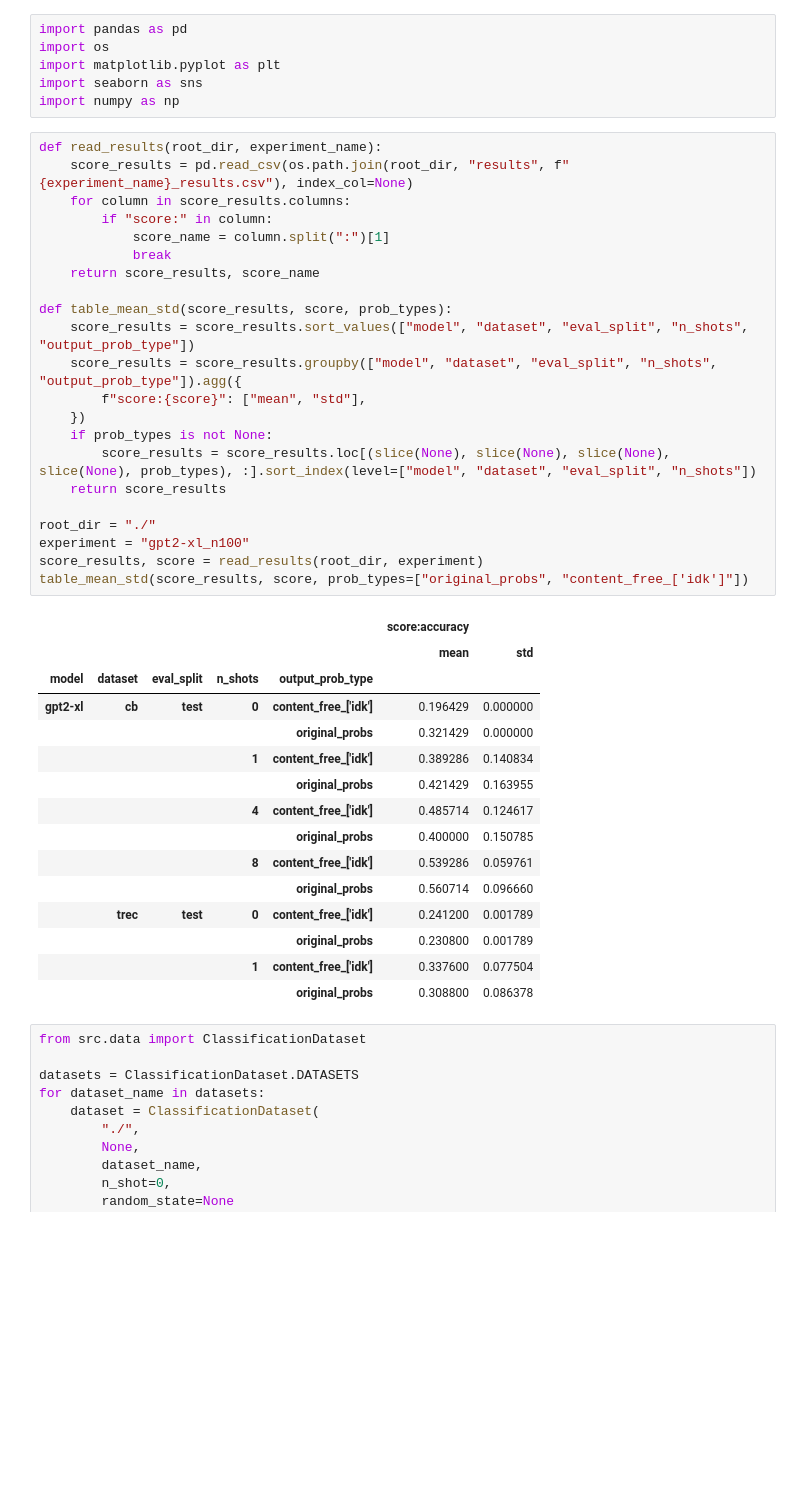
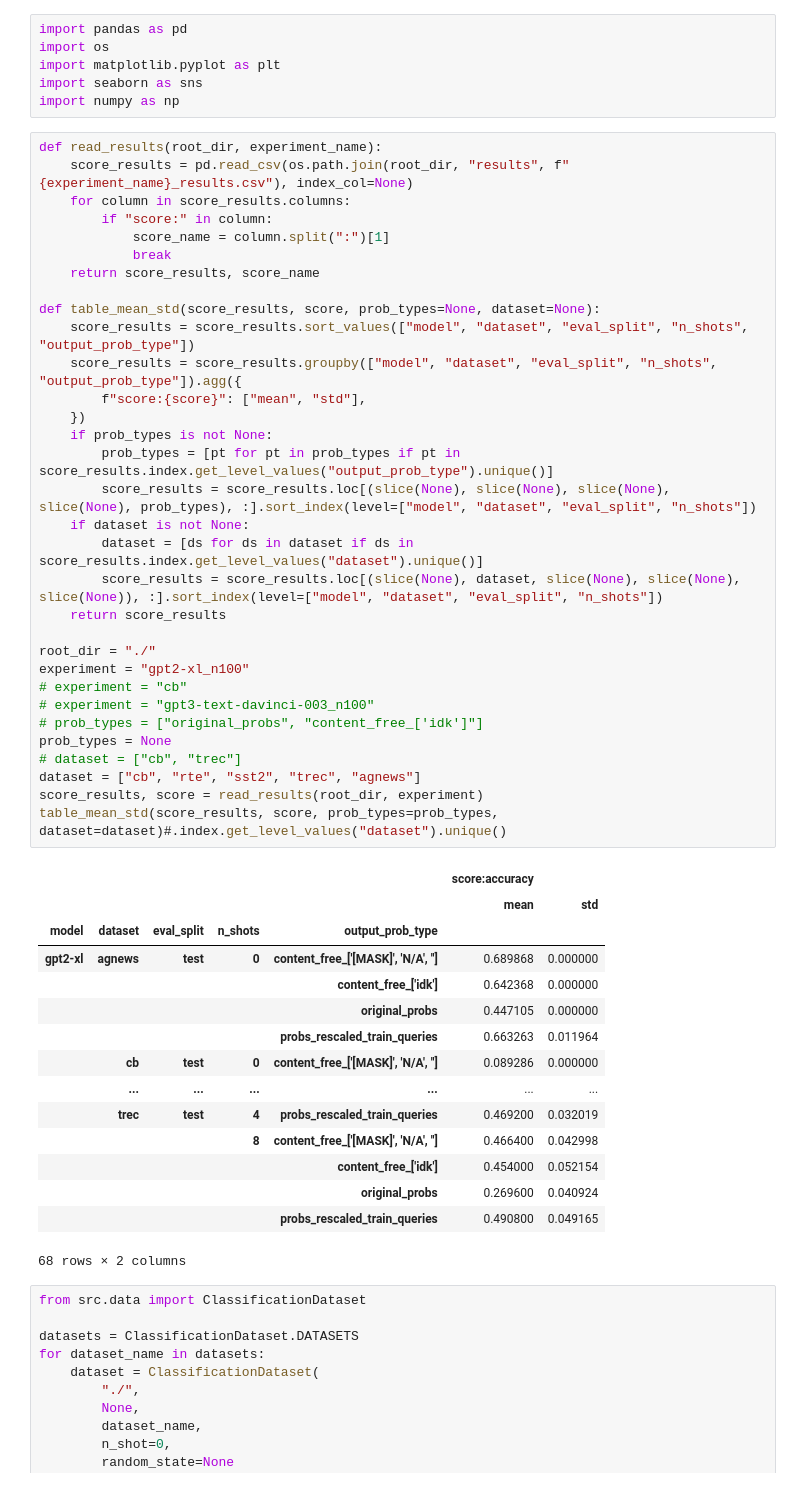
Before and after one commit to LautaroEst/efficient-reestimation, a Jupyter notebook: tables.ipynb, the cells around one changed output. Drawn from its saved outputs; the diff is of its cells as text; blank space fills up the shorter version.

```diff
--- a/tables.ipynb
+++ b/tables.ipynb
@@ -7,41 +7,51 @@ import numpy as np
 # %%
 def read_results(root_dir, experiment_name):
     score_results = pd.read_csv(os.path.join(root_dir, "results", f"{experiment_name}_results.csv"), index_col=None)
     for column in score_results.columns:
         if "score:" in column:
             score_name = column.split(":")[1]
             break
     return score_results, score_name
 
-def table_mean_std(score_results, score, prob_types):
+def table_mean_std(score_results, score, prob_types=None, dataset=None):
     score_results = score_results.sort_values(["model", "dataset", "eval_split", "n_shots", "output_prob_type"])
     score_results = score_results.groupby(["model", "dataset", "eval_split", "n_shots", "output_prob_type"]).agg({
         f"score:{score}": ["mean", "std"],
     })
     if prob_types is not None:
+        prob_types = [pt for pt in prob_types if pt in score_results.index.get_level_values("output_prob_type").unique()]
         score_results = score_results.loc[(slice(None), slice(None), slice(None), slice(None), prob_types), :].sort_index(level=["model", "dataset", "eval_split", "n_shots"])
+    if dataset is not None:
+        dataset = [ds for ds in dataset if ds in score_results.index.get_level_values("dataset").unique()]
+        score_results = score_results.loc[(slice(None), dataset, slice(None), slice(None), slice(None)), :].sort_index(level=["model", "dataset", "eval_split", "n_shots"])
     return score_results
 
 root_dir = "./"
 experiment = "gpt2-xl_n100"
+# experiment = "cb"
+# experiment = "gpt3-text-davinci-003_n100"
+# prob_types = ["original_probs", "content_free_['idk']"]
+prob_types = None
+# dataset = ["cb", "trec"]
+dataset = ["cb", "rte", "sst2", "trec", "agnews"]
 score_results, score = read_results(root_dir, experiment)
-table_mean_std(score_results, score, prob_types=["original_probs", "content_free_['idk']"])
+table_mean_std(score_results, score, prob_types=prob_types, dataset=dataset)#.index.get_level_values("dataset").unique()
 # %% [output]
 |  |  |  |  |  | score:accuracy |  |
 |  |  |  |  |  | mean | std |
 | model | dataset | eval_split | n_shots | output_prob_type |  |  |
-| gpt2-xl | cb | test | 0 | content_free_['idk'] | 0.196429 | 0.000000 |
-|  |  |  |  | original_probs | 0.321429 | 0.000000 |
-|  |  |  | 1 | content_free_['idk'] | 0.389286 | 0.140834 |
-|  |  |  |  | original_probs | 0.421429 | 0.163955 |
-|  |  |  | 4 | content_free_['idk'] | 0.485714 | 0.124617 |
-|  |  |  |  | original_probs | 0.400000 | 0.150785 |
-|  |  |  | 8 | content_free_['idk'] | 0.539286 | 0.059761 |
-|  |  |  |  | original_probs | 0.560714 | 0.096660 |
-|  | trec | test | 0 | content_free_['idk'] | 0.241200 | 0.001789 |
-|  |  |  |  | original_probs | 0.230800 | 0.001789 |
-|  |  |  | 1 | content_free_['idk'] | 0.337600 | 0.077504 |
-|  |  |  |  | original_probs | 0.308800 | 0.086378 |
+| gpt2-xl | agnews | test | 0 | content_free_['[MASK]', 'N/A', ''] | 0.689868 | 0.000000 |
+|  |  |  |  | content_free_['idk'] | 0.642368 | 0.000000 |
+|  |  |  |  | original_probs | 0.447105 | 0.000000 |
+|  |  |  |  | probs_rescaled_train_queries | 0.663263 | 0.011964 |
+|  | cb | test | 0 | content_free_['[MASK]', 'N/A', ''] | 0.089286 | 0.000000 |
+|  | ... | ... | ... | ... | ... | ... |
+|  | trec | test | 4 | probs_rescaled_train_queries | 0.469200 | 0.032019 |
+|  |  |  | 8 | content_free_['[MASK]', 'N/A', ''] | 0.466400 | 0.042998 |
+|  |  |  |  | content_free_['idk'] | 0.454000 | 0.052154 |
+|  |  |  |  | original_probs | 0.269600 | 0.040924 |
+|  |  |  |  | probs_rescaled_train_queries | 0.490800 | 0.049165 |
+68 rows × 2 columns
 # %%
 from src.data import ClassificationDataset
 
```
Also changed, not shown: 14 other files.
